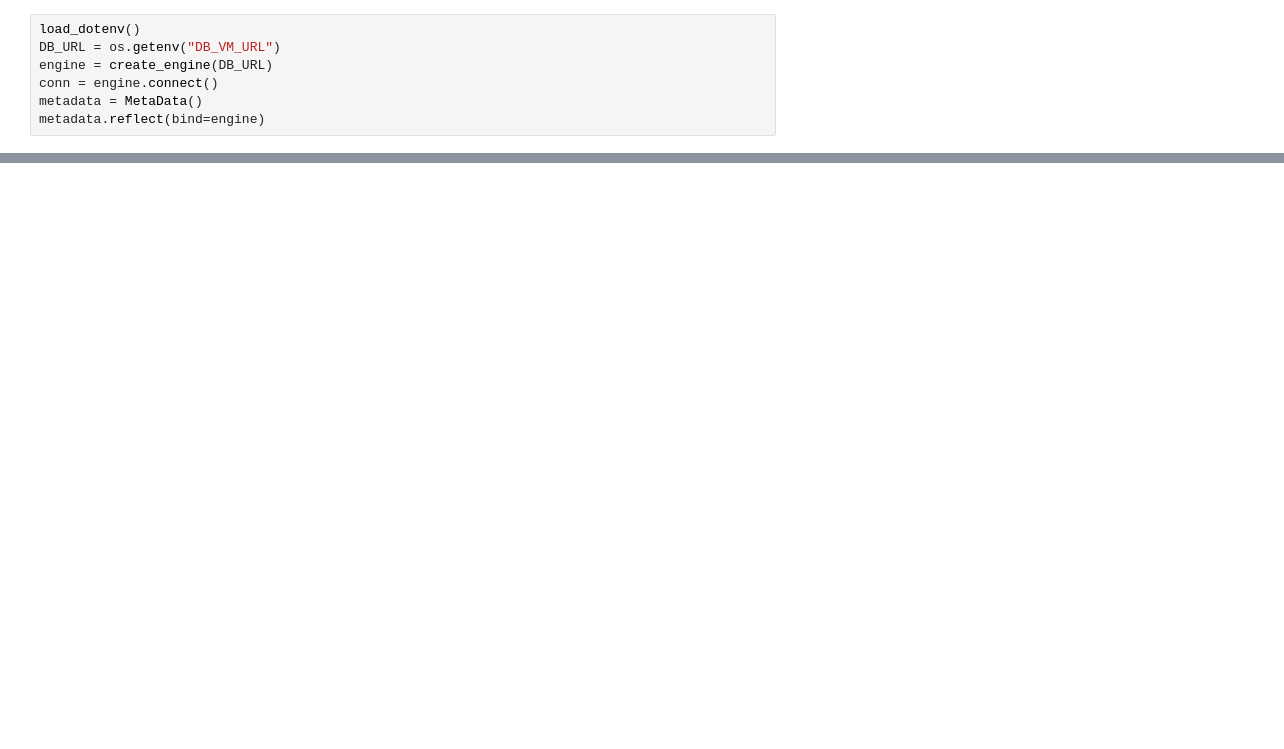
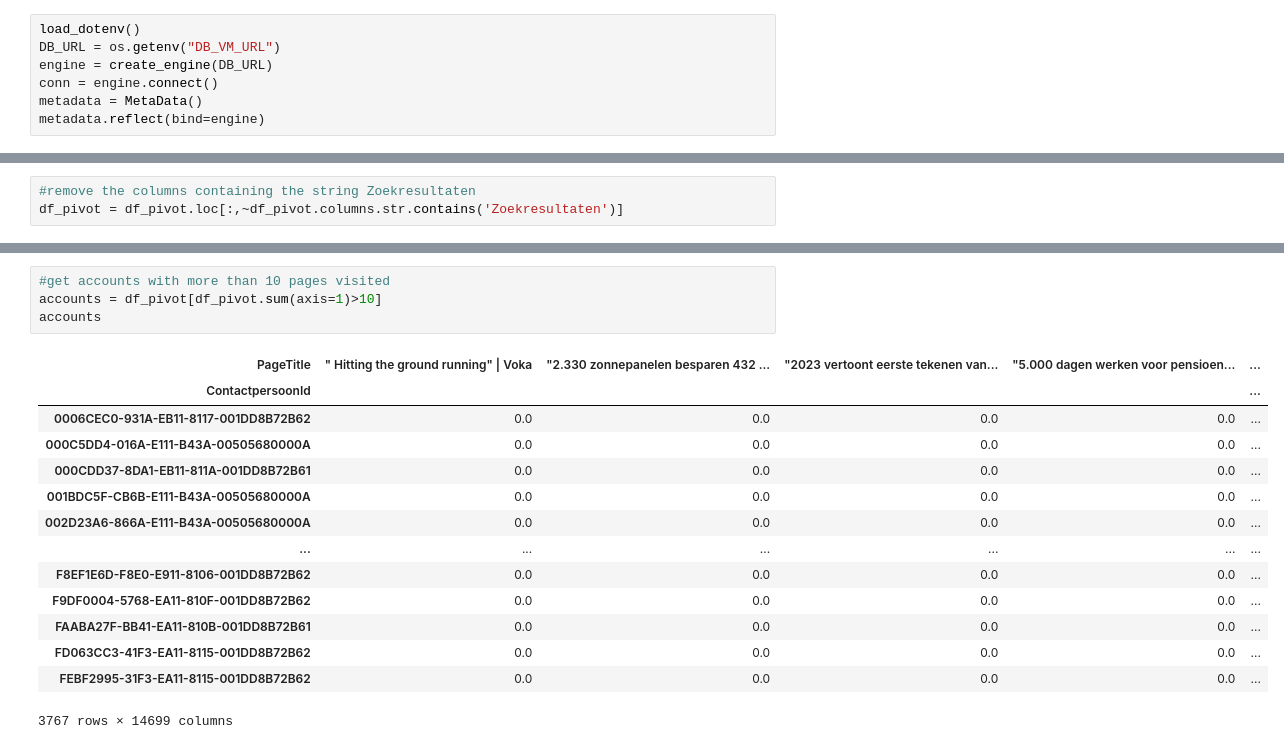
Before and after one commit to Pineapple217/HoGent-Data-Engineering-Project-2324, a Jupyter notebook: notebooks/customer_segmentation.ipynb, the cells around one changed output, grey strips where cells are left out. Drawn from its saved outputs; the diff is of its cells as text; blank space fills up the shorter version.

```diff
--- a/notebooks/customer_segmentation.ipynb
+++ b/notebooks/customer_segmentation.ipynb
@@ -123,0 +81,3 @@ TypeError: '<' not supported between instances of 'NoneType' and 'str'
+# %%
+#remove the columns containing the string Zoekresultaten
+df_pivot = df_pivot.loc[:,~df_pivot.columns.str.contains('Zoekresultaten')]
@@ -123,0 +150,19 @@ TypeError: '<' not supported between instances of 'NoneType' and 'str'
+# %%
+#get accounts with more than 10 pages visited
+accounts = df_pivot[df_pivot.sum(axis=1)>10]
+accounts
+# %% [output]
+| PageTitle | " Hitting the ground running" | Voka | "2.330 zonnepanelen besparen 432 ... | "2023 vertoont eerste tekenen van... | "5.000 dagen werken voor pensioen... | ... |
+| ContactpersoonId |  |  |  |  | ... |
+| 0006CEC0-931A-EB11-8117-001DD8B72B62 | 0.0 | 0.0 | 0.0 | 0.0 | ... |
+| 000C5DD4-016A-E111-B43A-00505680000A | 0.0 | 0.0 | 0.0 | 0.0 | ... |
+| 000CDD37-8DA1-EB11-811A-001DD8B72B61 | 0.0 | 0.0 | 0.0 | 0.0 | ... |
+| 001BDC5F-CB6B-E111-B43A-00505680000A | 0.0 | 0.0 | 0.0 | 0.0 | ... |
+| 002D23A6-866A-E111-B43A-00505680000A | 0.0 | 0.0 | 0.0 | 0.0 | ... |
+| ... | ... | ... | ... | ... | ... |
+| F8EF1E6D-F8E0-E911-8106-001DD8B72B62 | 0.0 | 0.0 | 0.0 | 0.0 | ... |
+| F9DF0004-5768-EA11-810F-001DD8B72B62 | 0.0 | 0.0 | 0.0 | 0.0 | ... |
+| FAABA27F-BB41-EA11-810B-001DD8B72B61 | 0.0 | 0.0 | 0.0 | 0.0 | ... |
+| FD063CC3-41F3-EA11-8115-001DD8B72B62 | 0.0 | 0.0 | 0.0 | 0.0 | ... |
+| FEBF2995-31F3-EA11-8115-001DD8B72B62 | 0.0 | 0.0 | 0.0 | 0.0 | ... |
+3767 rows × 14699 columns
```
Also changed, not shown: parts of 20 cells of this notebook, 1 other file.
